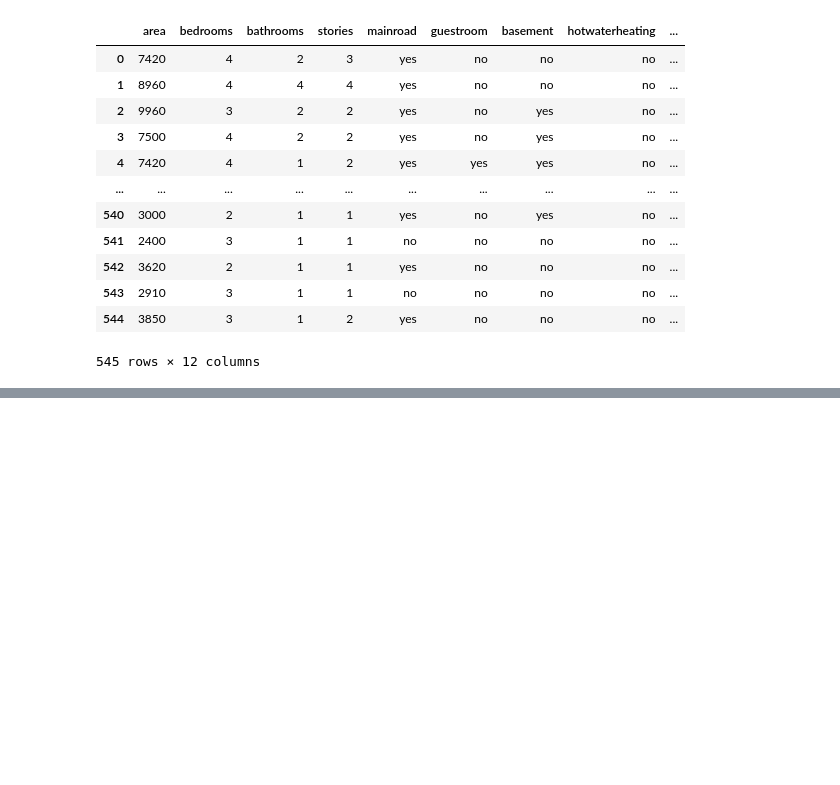
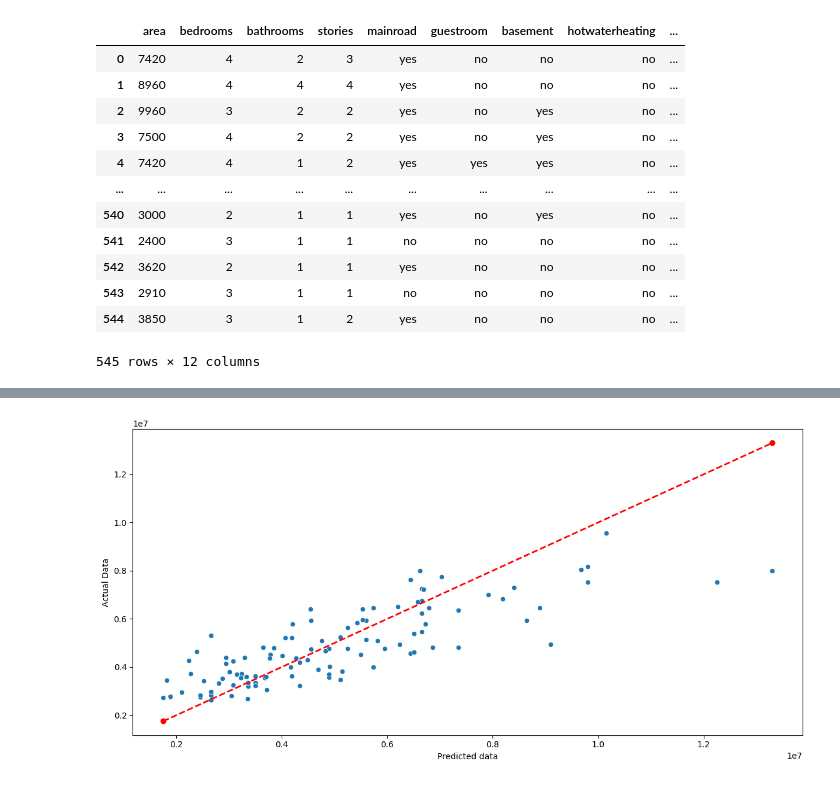
Before and after one commit to hahahang0/MLPracFromKaggle, a Jupyter notebook: House price prediction/practical/practical.ipynb, the cells around one changed output, grey strips where cells are left out. Saved outputs shown, nothing was run; the diff lists cells and outputs as text; code cells hidden in the pictures; blank space fills up the shorter version.

```diff
--- a/House price prediction/practical/practical.ipynb
+++ b/House price prediction/practical/practical.ipynb
@@ -38,0 +266,9 @@ housing_dataset
+# %%
+#separating x and y for train_test_split
+x = temp_df.iloc[:,[0,1,2,3,4,6,7,8,9,10,11,12]]
+y = temp_df["price"]
+# %%
+#using train_test_Split on datasets
+x_train,x_test,y_train,y_test = train_test_split(x,y,random_state=42,test_size=0.2)
+# %%
+lr.fit(x_train,y_train)
@@ -38,0 +277,2 @@ housing_dataset
+# %%
+predicted_data = lr.predict(x_test).round(2)
@@ -38,0 +301,12 @@ housing_dataset
+# %%
+### lets plot the graph
+plt.figure(figsize=(12,6))
+sns.scatterplot(x = y_test,y=predicted_data)
+plt.xlabel("Predicted data")
+plt.ylabel("Actual Data")
+# plt.plot(predicte)
+plt.plot([y_test.min(),y_test.max()],[y_test.min(),y_test.max()],marker="o",color="red",linestyle="dashed",linewidth=2)
+plt.tight_layout()
+plt.show()
+# %% [output]
+[figure, added]
```
Also changed, not shown: parts of 45 cells of this notebook, 1 other file.
